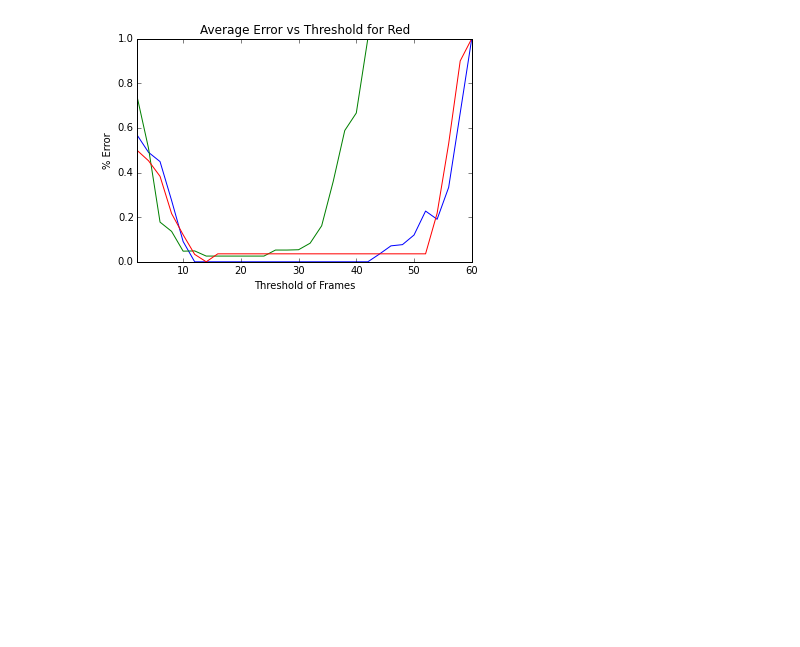
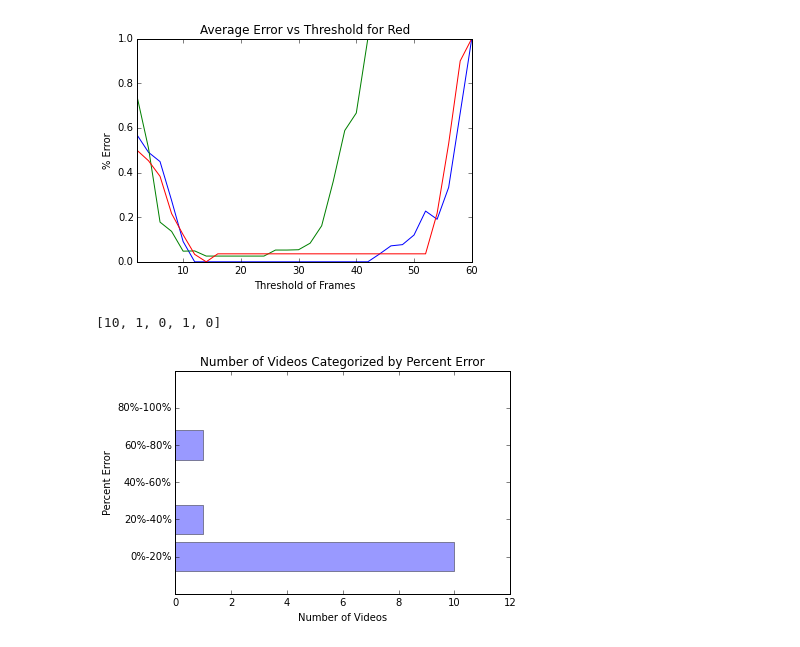
Before and after one commit to LCEC/Python-Data-Analysis, a Jupyter notebook: PPG-Analysis/Categorizing videos by quality.ipynb, the cells around one changed output. Saved outputs shown, nothing was run; the diff lists cells and outputs as text; code cells hidden in the pictures; blank space fills up the shorter version.

Commit message:
Categorize videos by amount of relative error

```diff
--- a/PPG-Analysis/Categorizing videos by quality.ipynb
+++ b/PPG-Analysis/Categorizing videos by quality.ipynb
@@ -250,3 +250,21 @@ print three.min()
 14
 0.0
 [figure]
+# %%
+beams = ('0%-20%', '20%-40%', '40%-60%', '60%-80%','80%-100%')
+y_pos = numpy.arange(len(beams))
+qualList = [0,0,0,0,0]
+for i in range(0,len(getQualityList(.2,videoList))):
+    qualList[i]=len(getQualityList(.2,videoList)[i])
+print qualList
+
+plt.barh(y_pos,qualList,align='center', alpha=0.4)
+plt.yticks(y_pos, beams)
+plt.xlabel('Number of Videos')
+plt.ylabel('Percent Error')
+plt.xlim(0, len(videoList))
+plt.title('Number of Videos Categorized by Percent Error')
+plt.show()
+# %% [output]
+[10, 1, 0, 1, 0]
+[figure, added]
```
